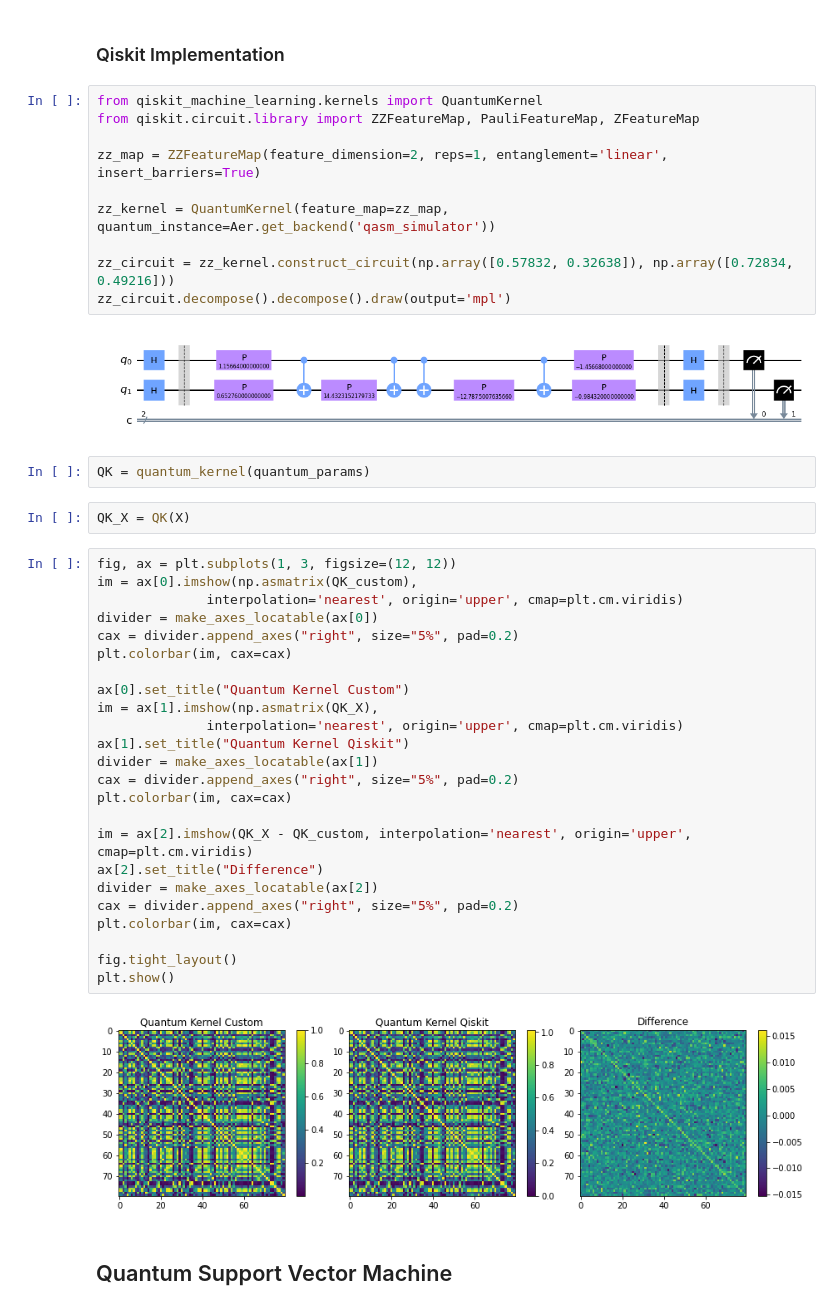
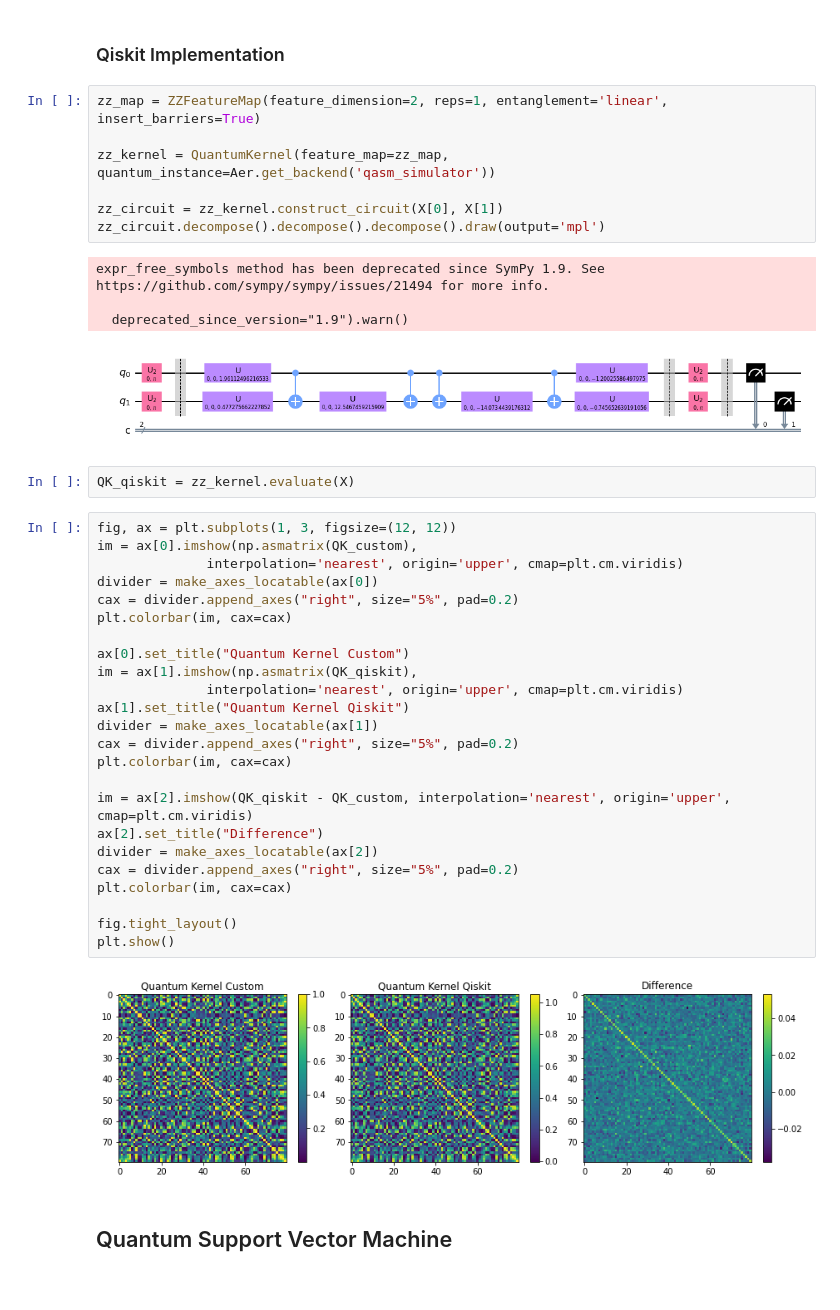
Before and after one commit to mforstenhaeusler/Quantum-Support-Vector-Machines, a Jupyter notebook: Quantum Support Vector Machines.ipynb, the cells around one changed output. Cells and saved outputs as stored; diff of their text form.

```diff
--- a/Quantum Support Vector Machines.ipynb
+++ b/Quantum Support Vector Machines.ipynb
@@ -80,21 +107,20 @@ QK_custom = zz_kernel.evaluate(X)
 # %% [markdown]
 ### Qiskit Implementation
 # %%
-from qiskit_machine_learning.kernels import QuantumKernel
-from qiskit.circuit.library import ZZFeatureMap, PauliFeatureMap, ZFeatureMap
-
 zz_map = ZZFeatureMap(feature_dimension=2, reps=1, entanglement='linear', insert_barriers=True)
 
 zz_kernel = QuantumKernel(feature_map=zz_map, quantum_instance=Aer.get_backend('qasm_simulator'))
 
-zz_circuit = zz_kernel.construct_circuit(np.array([0.57832, 0.32638]), np.array([0.72834, 0.49216]))
-zz_circuit.decompose().decompose().draw(output='mpl')
+zz_circuit = zz_kernel.construct_circuit(X[0], X[1])
+zz_circuit.decompose().decompose().decompose().draw(output='mpl')
 # %% [output]
+expr_free_symbols method has been deprecated since SymPy 1.9. See
+https://github.com/sympy/sympy/issues/21494 for more info.
+
+  deprecated_since_version="1.9").warn()
-[figure, old version]
+[figure, new version]
-# %%
-QK = quantum_kernel(quantum_params)
-# %%
-QK_X = QK(X)
+# %%
+QK_qiskit = zz_kernel.evaluate(X)
 # %%
 fig, ax = plt.subplots(1, 3, figsize=(12, 12))
 im = ax[0].imshow(np.asmatrix(QK_custom),
@@ -104,14 +130,14 @@ cax = divider.append_axes("right", size="5%", pad=0.2)
 plt.colorbar(im, cax=cax)
 
 ax[0].set_title("Quantum Kernel Custom")
-im = ax[1].imshow(np.asmatrix(QK_X),
+im = ax[1].imshow(np.asmatrix(QK_qiskit),
               interpolation='nearest', origin='upper', cmap=plt.cm.viridis)
 ax[1].set_title("Quantum Kernel Qiskit")
 divider = make_axes_locatable(ax[1])
 cax = divider.append_axes("right", size="5%", pad=0.2)
 plt.colorbar(im, cax=cax)
 
-im = ax[2].imshow(QK_X - QK_custom, interpolation='nearest', origin='upper', cmap=plt.cm.viridis)
+im = ax[2].imshow(QK_qiskit - QK_custom, interpolation='nearest', origin='upper', cmap=plt.cm.viridis)
 ax[2].set_title("Difference")
 divider = make_axes_locatable(ax[2])
 cax = divider.append_axes("right", size="5%", pad=0.2)
@@ -120,7 +146,7 @@ plt.colorbar(im, cax=cax)
 fig.tight_layout()
 plt.show()
 # %% [output]
-[figure, old version]
+[figure, new version]
 # %% [markdown]
 ## Quantum Support Vector Machine
 # %%
```
Also changed, not shown: parts of 35 cells of this notebook, 7 other files.
